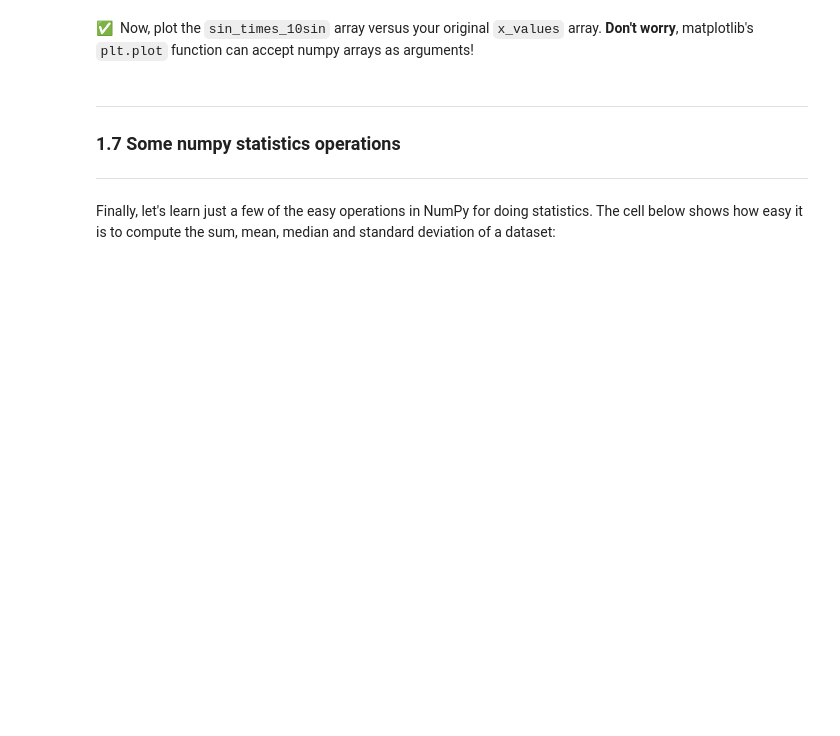
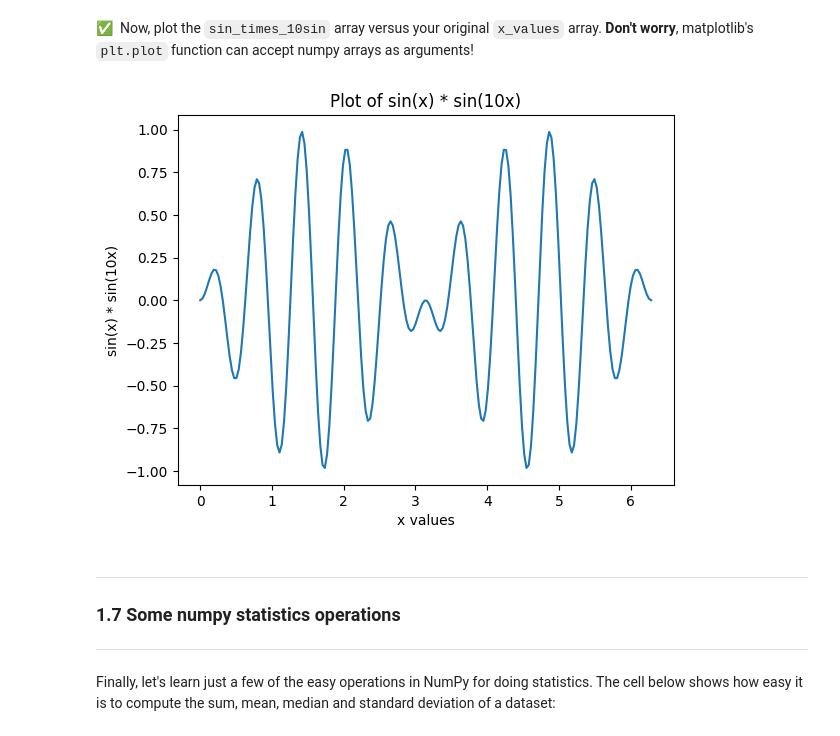
Before and after one commit to andrew-koren/cautious-adventure, a Jupyter notebook: my shit/cmse/Day-09_Pre-Class_IntroToNumPy-STUDENT.ipynb, the cells around one changed output. Saved outputs shown, nothing was run; the diff lists cells and outputs as text; code cells hidden in the pictures; blank space fills up the shorter version.

```diff
--- a/my shit/cmse/Day-09_Pre-Class_IntroToNumPy-STUDENT.ipynb
+++ b/my shit/cmse/Day-09_Pre-Class_IntroToNumPy-STUDENT.ipynb
@@ -214,3 +308,13 @@ import matplotlib.pyplot as plt
+# %%
+plt.plot(x_values, sin_times_10sin)
+
+plt.xlabel('x values')
+plt.ylabel('sin(x) * sin(10x)')
+plt.title('Plot of sin(x) * sin(10x)')
+
+plt.show()
+# %% [output]
+[figure, added]
 # %% [markdown]
 ___
 ### 1.7 Some numpy statistics operations
```
Also changed, not shown: parts of 33 cells of this notebook, 2 other files.
